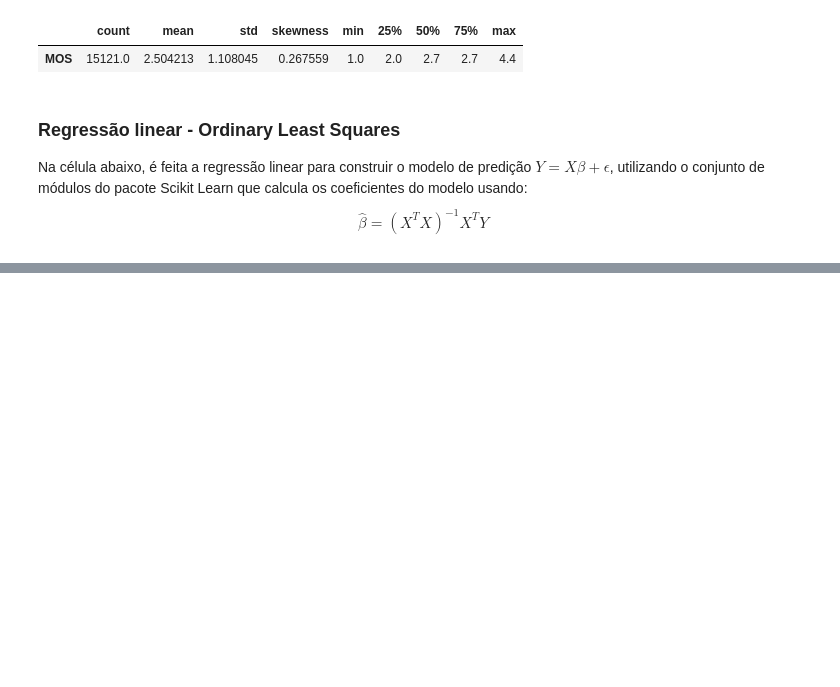
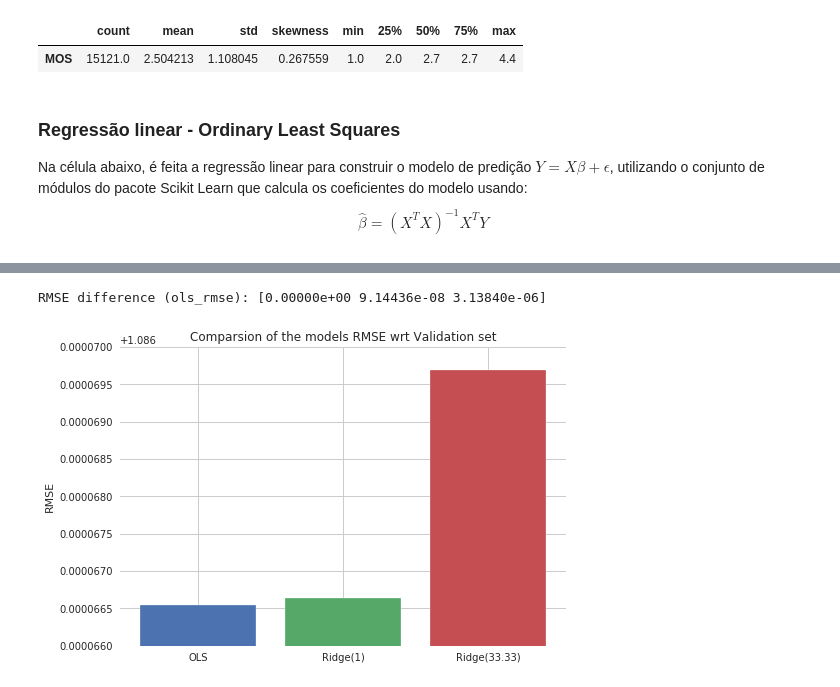
Before and after one commit to ezequiasjunior/ica2019.2, a Jupyter notebook: Homework02/regression_models_hw02.ipynb, the cells around one changed output, grey strips where cells are left out. Cells and saved outputs as stored; diff of their text form; code cells hidden in the pictures; blank space fills up the shorter version.

```diff
--- a/Homework02/regression_models_hw02.ipynb
+++ b/Homework02/regression_models_hw02.ipynb
@@ -152,0 +212,22 @@ plt.show()
+# %%
+# Build the model with lambda opt = 33.33
+ridge_opt = linear_model.Ridge(alpha=lambd[np.argmin(cv_rmse)])
+# Model fitting using the train set:
+ridge_opt.fit(mos_train.values, mos_Ytrain.values)
+# Model output: estimated coeff. independent term + D=6 weigths
+ridge_opt_beta = np.hstack([ridge_opt.intercept_[:, np.newaxis], ridge_opt.coef_])
+
+# Testing the model:
+# Estimate the outcome using the validation set: real data = mos_Y
+ridge_opt_Y = ridge_opt.predict(mos_X.values)
+# Compute the RMSE and the R2 scores using scikit-learn built-in functions
+ridge_opt_rmse = np.sqrt(mean_squared_error(mos_Y, ridge_opt_Y))
+ridge_opt_r2 = r2_score(mos_Y, ridge_opt_Y)
+
+# View results:
+print(f'''Ridge model coefficients.: b0, ..., b6 (lambda = 33.67)\n
+{ridge_opt_beta.T}\n
+Ridge performance - validation set:\n
+RMSE: {ridge_opt_rmse}
+R2: {ridge_opt_r2}\n
+Residuals:\n {(mos_Y - ridge_opt_Y).describe()}\n''')
@@ -152,0 +252,12 @@ plt.show()
+# %%
+# Comparsion os the models - RMSE:
+print(f'''RMSE difference (ols_rmse): {[ols_rmse, ridge_rmse, ridge_opt_rmse] - ols_rmse}''')
+plt.title('Comparsion of the models RMSE wrt Validation set')
+plt.bar([0,1,2], [ols_rmse, ridge_rmse, ridge_opt_rmse], color=['C0', 'C1', 'C2'],
+                            tick_label=['OLS', 'Ridge(1)', 'Ridge(33.33)'])
+plt.ylabel('RMSE')
+plt.ylim([1.086066, 1.08607])
+plt.show()
+# %% [output]
+RMSE difference (ols_rmse): [0.00000e+00 9.14436e-08 3.13840e-06]
+[figure, added]
```
Also changed, not shown: parts of 11 cells of this notebook.
